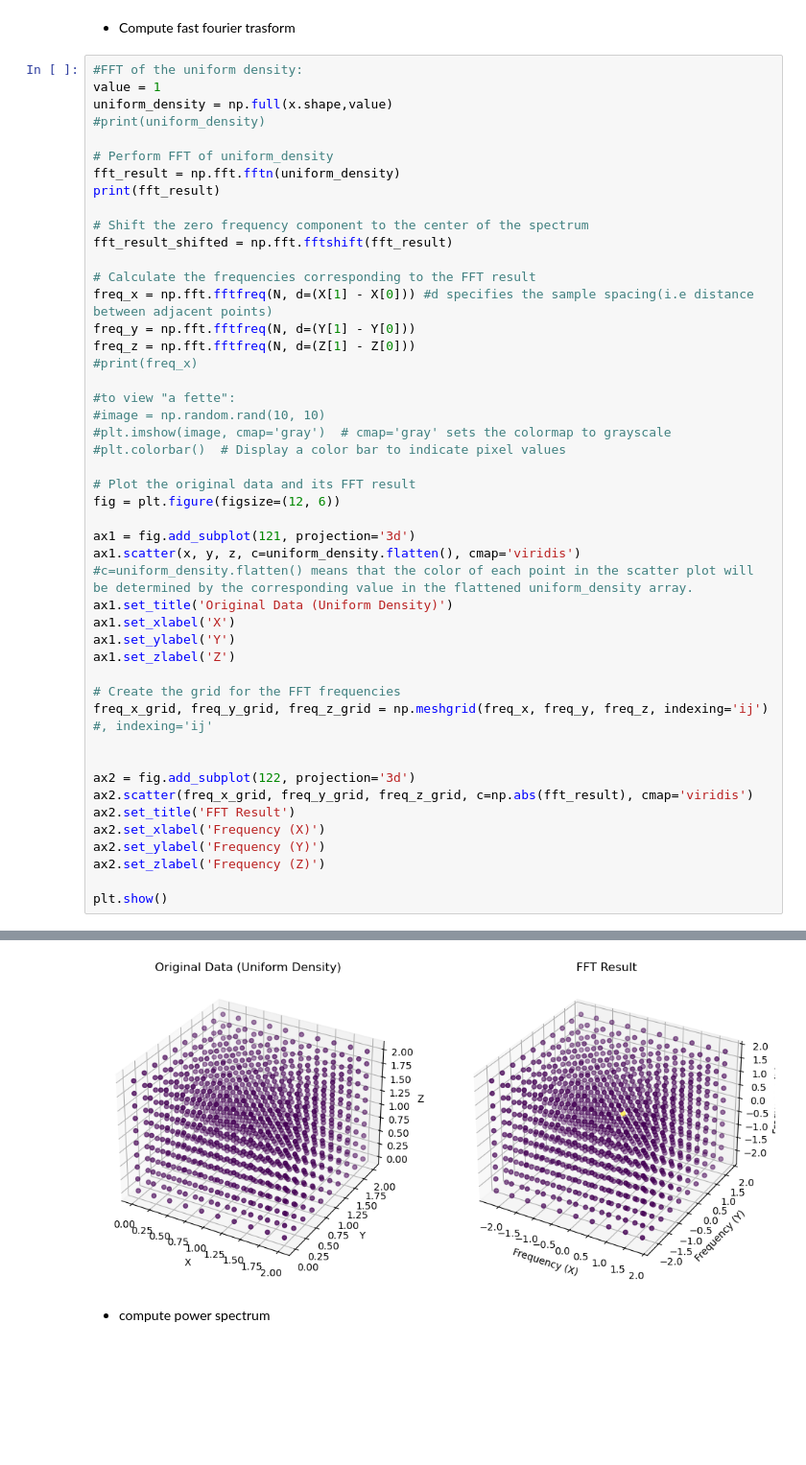
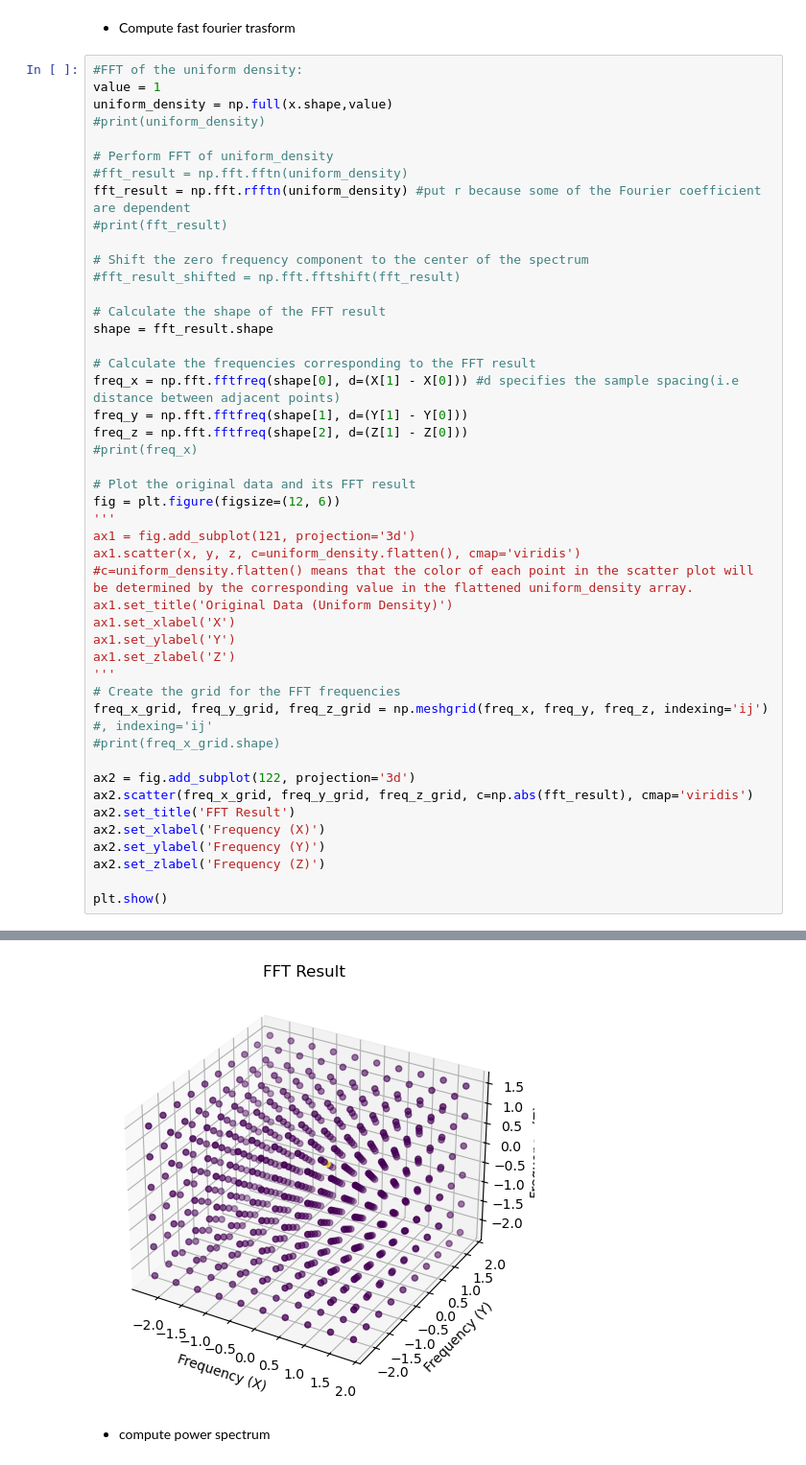
Before and after one commit to GenovaCosmology/AstroCosmoComputational, a Jupyter notebook: Students/AndreaGatti/Lesson8/Exercise1/FastFourier.ipynb, the cells around one changed output, grey strips where cells are left out. Shown at 96% size. Cells and saved outputs as stored; diff of their text form; blank space fills up the shorter version.

```diff
--- a/Students/AndreaGatti/Lesson8/Exercise1/FastFourier.ipynb
+++ b/Students/AndreaGatti/Lesson8/Exercise1/FastFourier.ipynb
@@ -33,26 +29,25 @@ uniform_density = np.full(x.shape,value)
 #print(uniform_density)
 
 # Perform FFT of uniform_density
-fft_result = np.fft.fftn(uniform_density)
-print(fft_result)
+#fft_result = np.fft.fftn(uniform_density)
+fft_result = np.fft.rfftn(uniform_density) #put r because some of the Fourier coefficient are dependent
+#print(fft_result)
 
 # Shift the zero frequency component to the center of the spectrum
-fft_result_shifted = np.fft.fftshift(fft_result)
+#fft_result_shifted = np.fft.fftshift(fft_result)
+
+# Calculate the shape of the FFT result
+shape = fft_result.shape
 
 # Calculate the frequencies corresponding to the FFT result
-freq_x = np.fft.fftfreq(N, d=(X[1] - X[0])) #d specifies the sample spacing(i.e distance between adjacent points)
-freq_y = np.fft.fftfreq(N, d=(Y[1] - Y[0]))
-freq_z = np.fft.fftfreq(N, d=(Z[1] - Z[0]))
+freq_x = np.fft.fftfreq(shape[0], d=(X[1] - X[0])) #d specifies the sample spacing(i.e distance between adjacent points)
+freq_y = np.fft.fftfreq(shape[1], d=(Y[1] - Y[0]))
+freq_z = np.fft.fftfreq(shape[2], d=(Z[1] - Z[0]))
 #print(freq_x)
-
-#to view "a fette":
-#image = np.random.rand(10, 10)
-#plt.imshow(image, cmap='gray')  # cmap='gray' sets the colormap to grayscale
-#plt.colorbar()  # Display a color bar to indicate pixel values
 
 # Plot the original data and its FFT result
 fig = plt.figure(figsize=(12, 6))
-
+'''
 ax1 = fig.add_subplot(121, projection='3d')
 ax1.scatter(x, y, z, c=uniform_density.flatten(), cmap='viridis')
 #c=uniform_density.flatten() means that the color of each point in the scatter plot will be determined by the corresponding value in the flattened uniform_density array.
@@ -60,10 +55,10 @@ ax1.set_title('Original Data (Uniform Density)')
 ax1.set_xlabel('X')
 ax1.set_ylabel('Y')
 ax1.set_zlabel('Z')
-
+'''
 # Create the grid for the FFT frequencies
 freq_x_grid, freq_y_grid, freq_z_grid = np.meshgrid(freq_x, freq_y, freq_z, indexing='ij') #, indexing='ij'
-
+#print(freq_x_grid.shape)
 
 ax2 = fig.add_subplot(122, projection='3d')
 ax2.scatter(freq_x_grid, freq_y_grid, freq_z_grid, c=np.abs(fft_result), cmap='viridis')
@@ -94,4 +72,4 @@ plt.show()
-[figure, old version]
+[figure, new version]
 # %% [markdown]
 * compute power spectrum
 # %%
```
Also changed, not shown: parts of 4 cells of this notebook.
